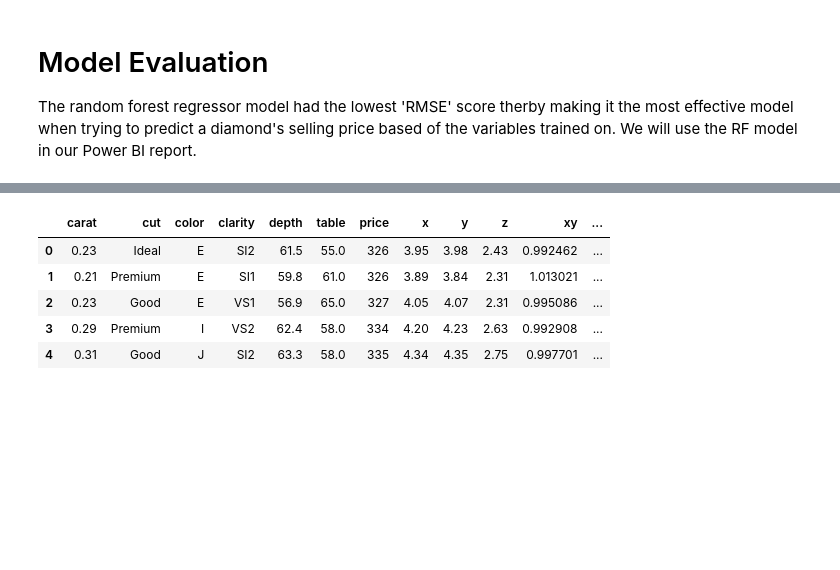
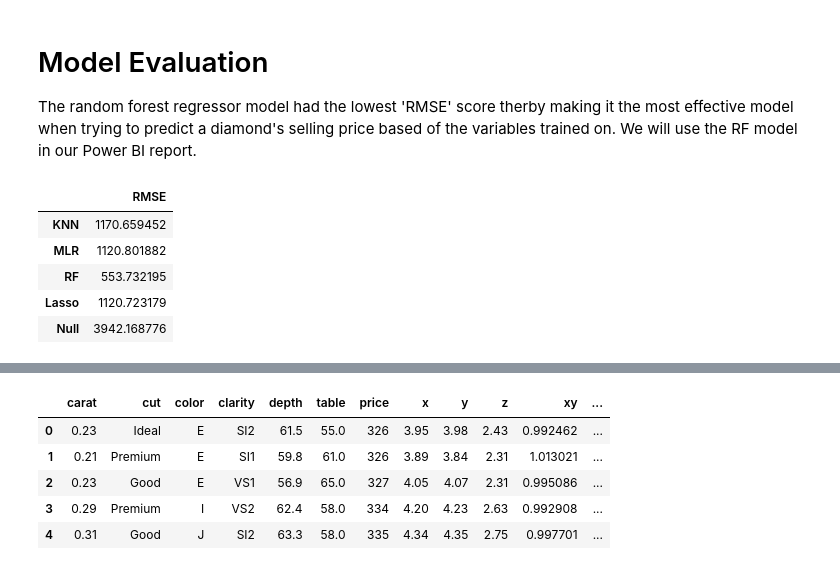
Before and after one commit to connor-hanan/diamond_price_prediction, a Jupyter notebook: resources/project_notebook.ipynb, the cells around one changed output, grey strips where cells are left out. Cells and saved outputs as stored; diff of their text form; code cells hidden in the pictures; blank space fills up the shorter version.

```diff
--- a/resources/project_notebook.ipynb
+++ b/resources/project_notebook.ipynb
@@ -228,0 +208,18 @@ df.to_csv(f"{directory_path}\\{processed_data}", index=False)
+# %%
+# Creating a data frame to hold results
+rmse_models_eval = pd.DataFrame(index=['KNN', 'MLR'], columns=['RMSE'])
+
+rmse_models_eval.loc['KNN', 'RMSE'] = np.sqrt(mean_squared_error(y_test, y_pred))
+rmse_models_eval.loc['RF', 'RMSE'] = np.sqrt(mean_squared_error(y_test, y_pred2))
+rmse_models_eval.loc['MLR', 'RMSE'] = np.sqrt(mean_squared_error(y_test, y_pred3))
+rmse_models_eval.loc['Lasso', 'RMSE'] = np.sqrt(mean_squared_error(y_test, y_pred4))
+rmse_models_eval.loc['Null', 'RMSE'] = ypred_null
+# %%
+rmse_models_eval
+# %% [output]
+|  | RMSE |
+| KNN | 1170.659452 |
+| MLR | 1120.801882 |
+| RF | 553.732195 |
+| Lasso | 1120.723179 |
+| Null | 3942.168776 |
```
Also changed, not shown: parts of 19 cells of this notebook, 7 other files.
